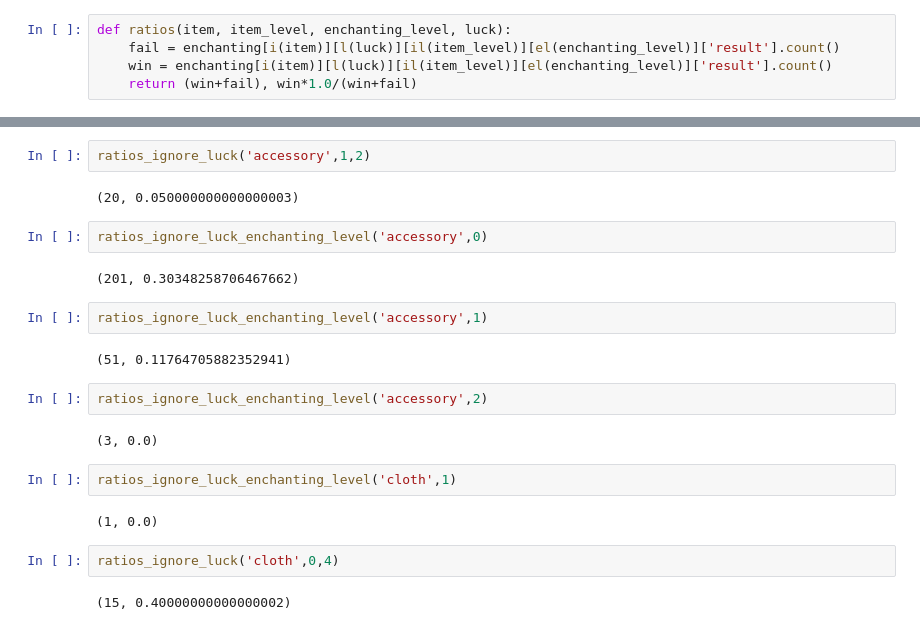
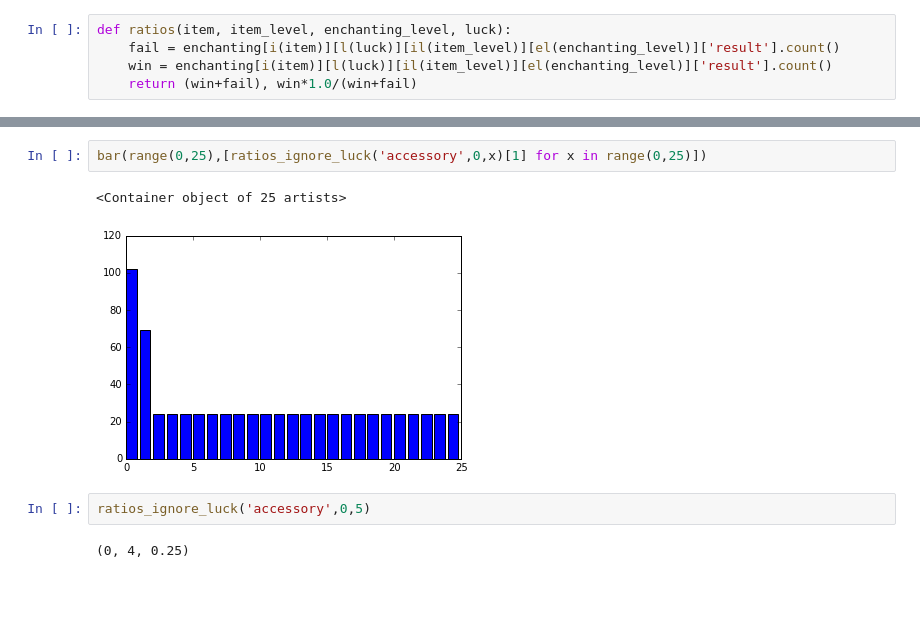
Before and after one commit to clusterzx/blackdesert, a Jupyter notebook: enchanting.ipynb, the cells around one changed output, grey strips where cells are left out. Drawn from its saved outputs; the diff is of its cells as text; blank space fills up the shorter version.

```diff
--- a/enchanting.ipynb
+++ b/enchanting.ipynb
@@ -68,24 +98,9 @@ for enchanting_level in range(4,25):
+# %%
+bar(range(0,25),[ratios_ignore_luck('accessory',0,x)[1] for x in range(0,25)])
+# %% [output]
+<Container object of 25 artists>
+[figure, added]
 # %%
-ratios_ignore_luck('accessory',1,2)
+ratios_ignore_luck('accessory',0,5)
 # %% [output]
-(20, 0.050000000000000003)
+(0, 4, 0.25)
-# %%
-ratios_ignore_luck_enchanting_level('accessory',0)
-# %% [output]
-(201, 0.30348258706467662)
-# %%
-ratios_ignore_luck_enchanting_level('accessory',1)
-# %% [output]
-(51, 0.11764705882352941)
-# %%
-ratios_ignore_luck_enchanting_level('accessory',2)
-# %% [output]
-(3, 0.0)
-# %%
-ratios_ignore_luck_enchanting_level('cloth',1)
-# %% [output]
-(1, 0.0)
-# %%
-ratios_ignore_luck('cloth',0,4)
-# %% [output]
-(15, 0.40000000000000002)
```
Also changed, not shown: parts of 11 cells of this notebook, 3 other files.
